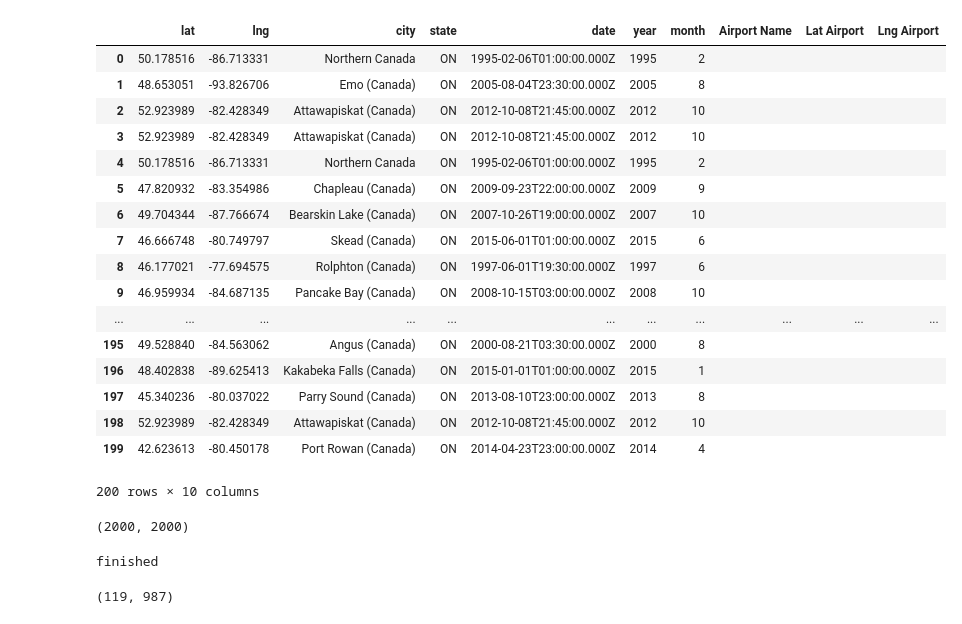
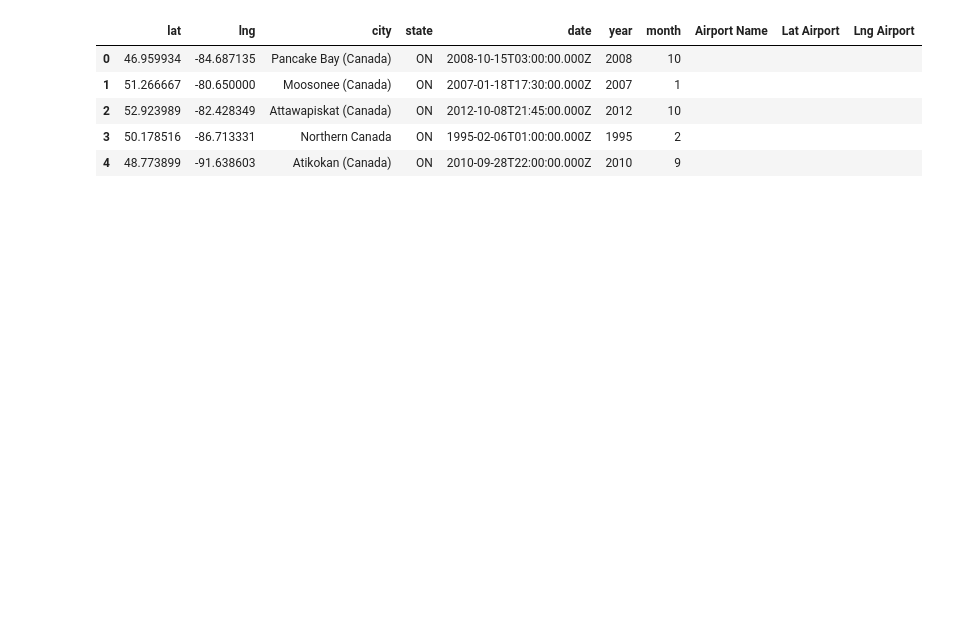
Before and after one commit to kanbhatia/Alien-Sightings-VS-Airplanes, a Jupyter notebook: Ufo-Data_Google.ipynb, the cells around one changed output. Drawn from its saved outputs; the diff is of its cells as text; code cells hidden in the pictures; blank space fills up the shorter version.

```diff
--- a/Ufo-Data_Google.ipynb
+++ b/Ufo-Data_Google.ipynb
@@ -21,6 +12,10 @@ lngs = np.random.uniform(low=Ontario_lng_min, high=Ontario_lng_max, size=2000)
 # %%
-file = "Duplicate-data.csv"
-
+file = "CSV_files\Duplicate-data.csv"
+distance_location = "CSV_files\Airport_distance.csv"
 df = pd.read_csv(file)
-df.head()
+distance_data = pd.read_csv(distance_location)
+# df.head()
+del distance_data["Unnamed: 0"]
+del distance_data["Unnamed: 0.1"]
+distance_data.head()
 # %% [output]
@@ -33,67 +28,12 @@ df.head()
 # %%
 df["Airport Name"] = ""
 df["Lat Airport"] = ""
 df["Lng Airport"] = ""
-df.head(200)
+df.head()
 # %% [output]
 |  | lat | lng | city | state | date | year | month | Airport Name | Lat Airport | Lng Airport |
-| 0 | 50.178516 | -86.713331 | Northern Canada | ON | 1995-02-06T01:00:00.000Z | 1995 | 2 |  |  |  |
-| 1 | 48.653051 | -93.826706 | Emo (Canada) | ON | 2005-08-04T23:30:00.000Z | 2005 | 8 |  |  |  |
+| 0 | 46.959934 | -84.687135 | Pancake Bay (Canada) | ON | 2008-10-15T03:00:00.000Z | 2008 | 10 |  |  |  |
+| 1 | 51.266667 | -80.650000 | Moosonee (Canada) | ON | 2007-01-18T17:30:00.000Z | 2007 | 1 |  |  |  |
 | 2 | 52.923989 | -82.428349 | Attawapiskat (Canada) | ON | 2012-10-08T21:45:00.000Z | 2012 | 10 |  |  |  |
-| 3 | 52.923989 | -82.428349 | Attawapiskat (Canada) | ON | 2012-10-08T21:45:00.000Z | 2012 | 10 |  |  |  |
-| 4 | 50.178516 | -86.713331 | Northern Canada | ON | 1995-02-06T01:00:00.000Z | 1995 | 2 |  |  |  |
-| 5 | 47.820932 | -83.354986 | Chapleau (Canada) | ON | 2009-09-23T22:00:00.000Z | 2009 | 9 |  |  |  |
-| 6 | 49.704344 | -87.766674 | Bearskin Lake (Canada) | ON | 2007-10-26T19:00:00.000Z | 2007 | 10 |  |  |  |
-| 7 | 46.666748 | -80.749797 | Skead (Canada) | ON | 2015-06-01T01:00:00.000Z | 2015 | 6 |  |  |  |
-| 8 | 46.177021 | -77.694575 | Rolphton (Canada) | ON | 1997-06-01T19:30:00.000Z | 1997 | 6 |  |  |  |
-| 9 | 46.959934 | -84.687135 | Pancake Bay (Canada) | ON | 2008-10-15T03:00:00.000Z | 2008 | 10 |  |  |  |
-| ... | ... | ... | ... | ... | ... | ... | ... | ... | ... | ... |
-| 195 | 49.528840 | -84.563062 | Angus (Canada) | ON | 2000-08-21T03:30:00.000Z | 2000 | 8 |  |  |  |
-| 196 | 48.402838 | -89.625413 | Kakabeka Falls (Canada) | ON | 2015-01-01T01:00:00.000Z | 2015 | 1 |  |  |  |
-| 197 | 45.340236 | -80.037022 | Parry Sound (Canada) | ON | 2013-08-10T23:00:00.000Z | 2013 | 8 |  |  |  |
-| 198 | 52.923989 | -82.428349 | Attawapiskat (Canada) | ON | 2012-10-08T21:45:00.000Z | 2012 | 10 |  |  |  |
-| 199 | 42.623613 | -80.450178 | Port Rowan (Canada) | ON | 2014-04-23T23:00:00.000Z | 2014 | 4 |  |  |  |
+| 3 | 50.178516 | -86.713331 | Northern Canada | ON | 1995-02-06T01:00:00.000Z | 1995 | 2 |  |  |  |
+| 4 | 48.773899 | -91.638603 | Atikokan (Canada) | ON | 2010-09-28T22:00:00.000Z | 2010 | 9 |  |  |  |
-200 rows × 10 columns
-# %%
-len(lats),len(lngs)
-# %% [output]
-(2000, 2000)
-# %%
-city = []
-shape = []
-state = []
-date = []
-duration = []
-lats_ON = []
-lngs_ON = []
-for i in np.arange(0,len(lats)):
-    try:
-        responce = rp.get(f"{base}lat={lats[i]}&lon={lngs[i]}&limit=1").json()
-        if responce["sightings"][0]["obj"]["state"] == "ON":
-            city.append(responce["sightings"][0]["obj"]["city"])
-            shape.append(responce["sightings"][0]["obj"]["shape"])
-            state.append(responce["sightings"][0]["obj"]["state"])
-            date.append(responce["sightings"][0]["obj"]["date"])
-            duration.append(responce["sightings"][0]["obj"]["duration"])
-            lats_ON.append(responce["sightings"][0]["obj"]["loc"][1])
-            lngs_ON.append(responce["sightings"][0]["obj"]["loc"][0])
-    except Exception as e:
-        print("could not find")
-print("finished")
-# %% [output]
-finished
-# %%
-Combined = pd.DataFrame({"lat":lats_ON,"lng":lngs_ON,"city":city,"shape":shape,"state":state,"date":date,"duration":duration})
-cities_strength = Combined.groupby("city").count()
-cities_strength = cities_strength.reset_index()
-Total_data = Combined
-Combined = Combined.drop_duplicates("city")
-cities_strength.set_index("city",inplace = True)
-cities_strength = pd.DataFrame(cities_strength.loc[Combined["city"],"lat"])
-cities_strength.reset_index(inplace = True)
-cities_strength.rename(columns = {"lat":"strength"},inplace=True)
-cities_strength["Normalised"] = (cities_strength["strength"]/cities_strength["strength"].sum())*100
-Combined = pd.merge(Combined,cities_strength,on="city")
-len(Combined),len(Total_data)
-# %% [output]
-(119, 987)
```
Also changed, not shown: parts of 10 cells of this notebook, 2 other files.
